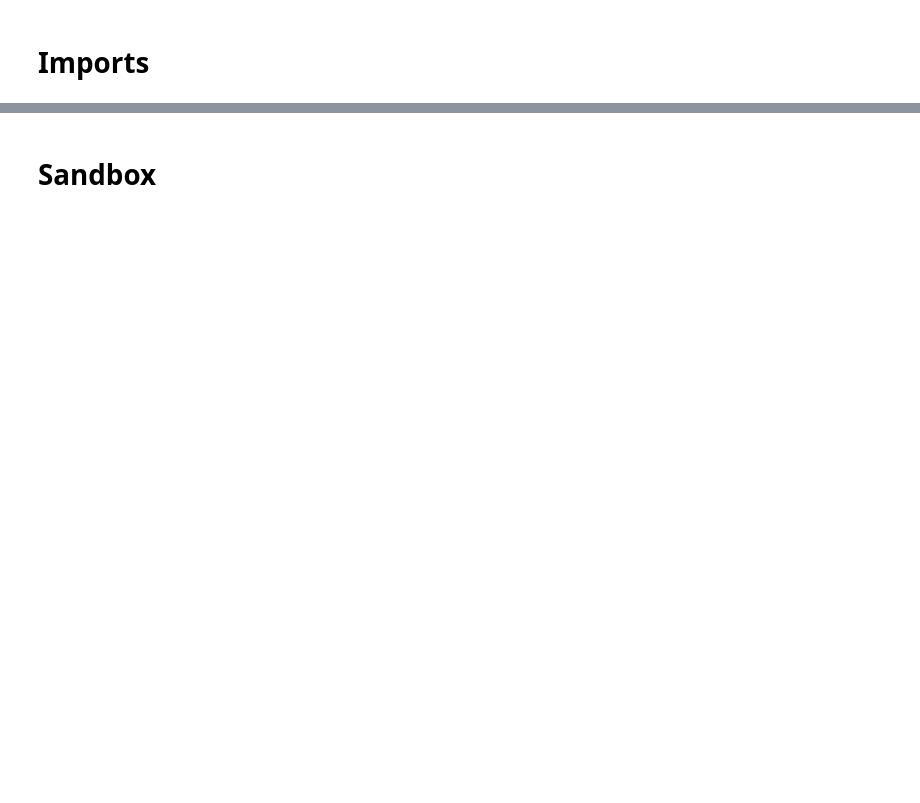
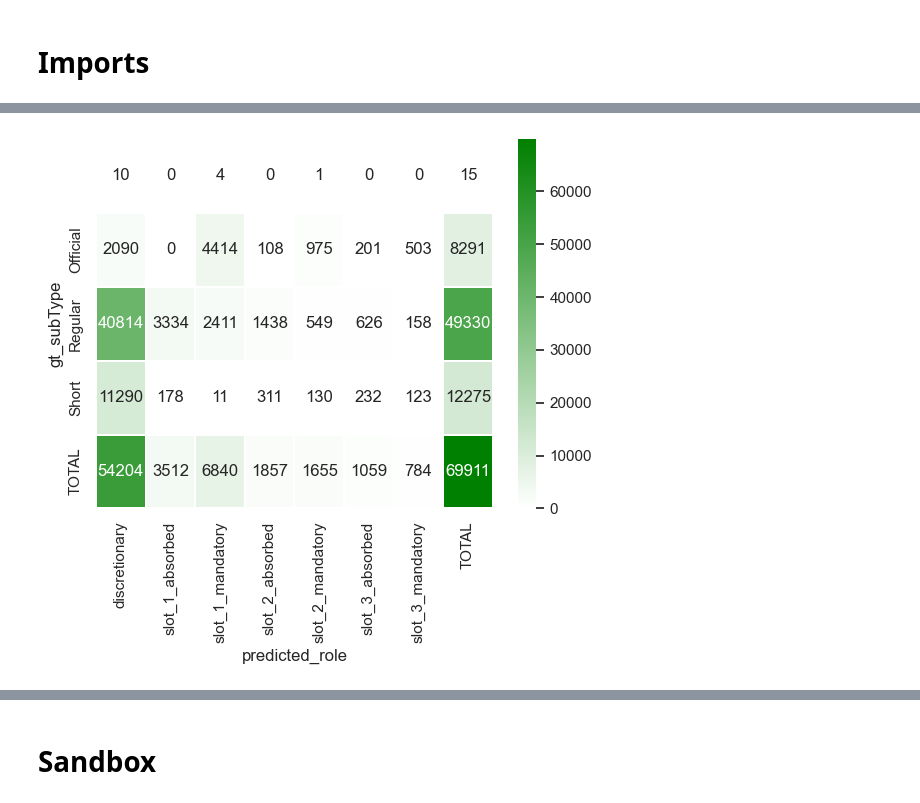
Before and after one commit to akseldkw07/NBA-Timeout-Impact, a Jupyter notebook: Notebooks/TV-Timeout-Injection.ipynb, the cells around one changed output, grey strips where cells are left out. Saved outputs shown, nothing was run; the diff lists cells and outputs as text; code cells hidden in the pictures; blank space fills up the shorter version.

```diff
--- a/Notebooks/TV-Timeout-Injection.ipynb
+++ b/Notebooks/TV-Timeout-Injection.ipynb
@@ -108,0 +130,21 @@ compare_configs(memo, [POST_2017, *PRE_2017_CANDIDATES])
+# %%
+import pandas as pd
+
+SEASONS = (2013, 2016)
+rows = []
+for mode in ["cascading", "independent"]:
+    r = TVTimeoutValidation.validate_against_v3(memo_v3, seasons=SEASONS, pre_2017_mode=mode)
+    pp = TVTimeoutValidation.per_period_existence_score(memo_v3, seasons=SEASONS, pre_2017_mode=mode)
+    rows.append(
+        {
+            "pre_2017_mode": mode,
+            "per-event TP": r.tp,
+            "FP": r.fp,
+            "FN": r.fn,
+            "per-event P": round(r.precision, 3),
+            "per-event R": round(r.recall, 3),
+            "per-event F1": round(r.f1, 3),
+            "per-period F1": pp["f1"],
+        }
+    )
+pd.DataFrame(rows)
@@ -108,0 +174,2 @@ compare_configs(memo, [POST_2017, *PRE_2017_CANDIDATES])
+# %%
+confusion = TVTimeoutValidation.confusion_matrix_v3(memo_v3, seasons=SEASONS, pre_2017_mode="cascading")
@@ -108,0 +186,4 @@ compare_configs(memo, [POST_2017, *PRE_2017_CANDIDATES])
+# %%
+UKS_MPL.heatmap_df(confusion)
+# %% [output]
+[figure, added]
```
Also changed, not shown: parts of 21 cells of this notebook, 4 other files.
